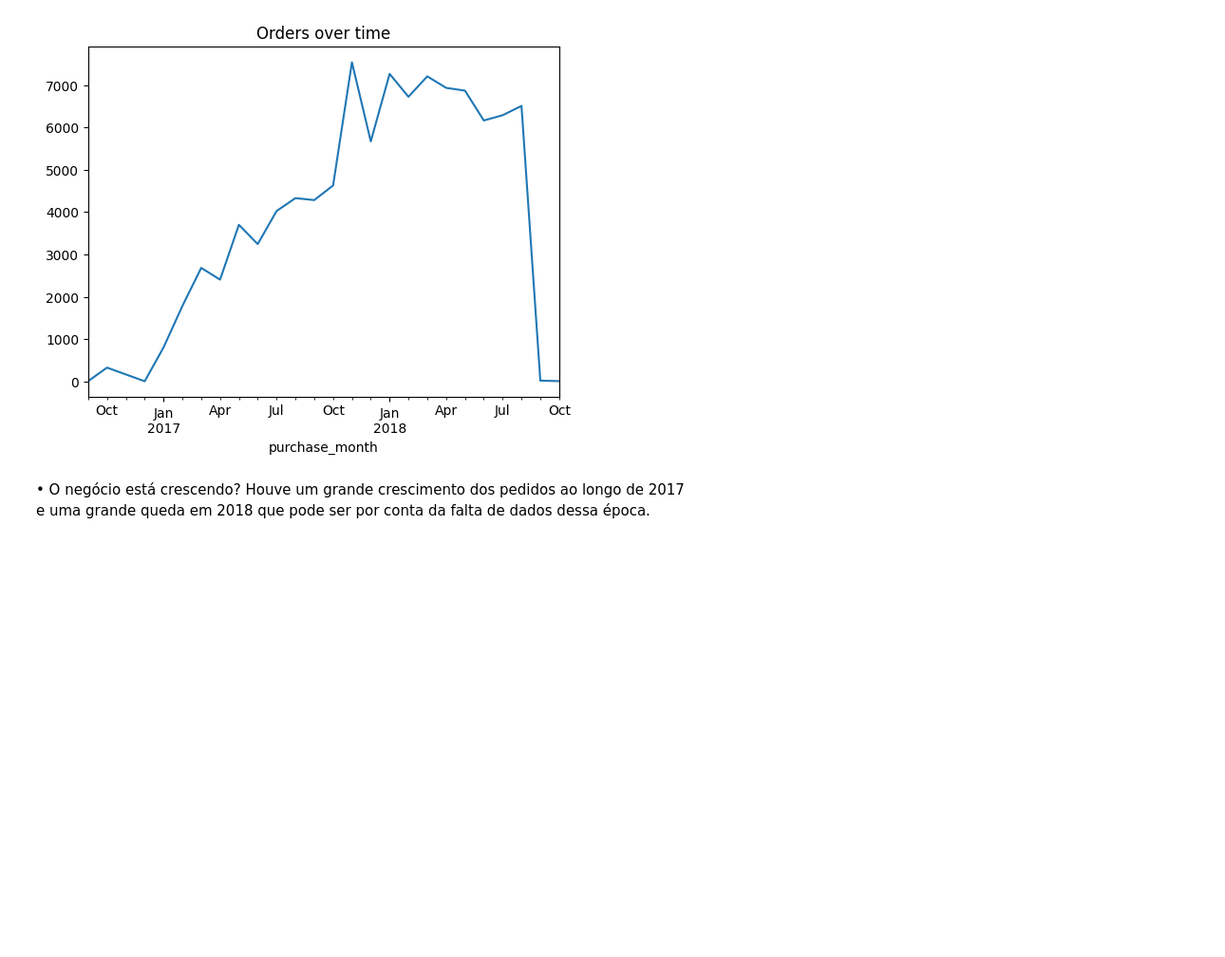
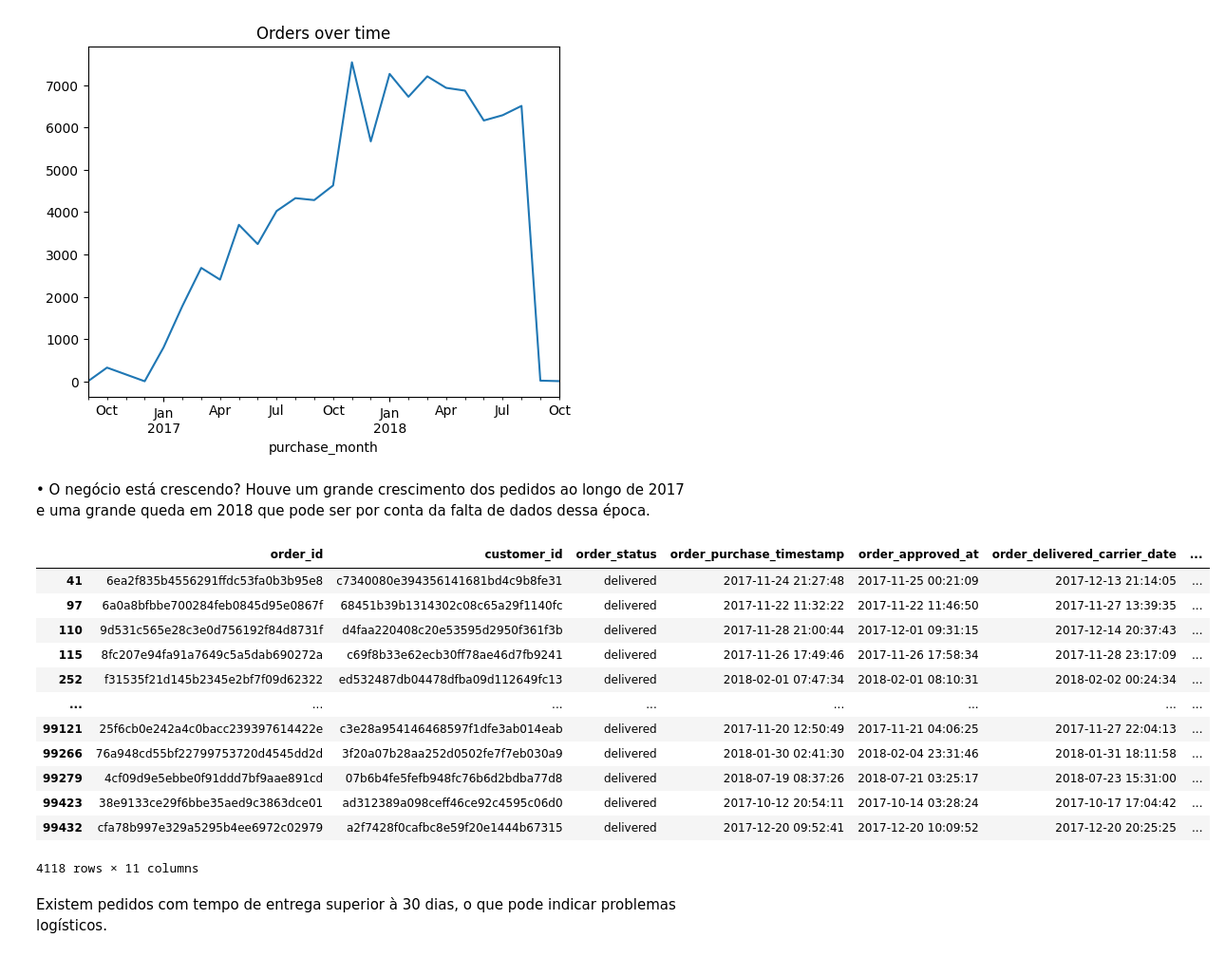
Before and after one commit to jean-meandonca/analise-ecommerce-olist, a Jupyter notebook: analise.ipynb, the cells around one changed output. Shown at 95% size. Drawn from its saved outputs; the diff is of its cells as text; code cells hidden in the pictures; blank space fills up the shorter version.

Commit message:
Analize delivery outliers above 30 days

```diff
--- a/analise.ipynb
+++ b/analise.ipynb
@@ -136,3 +136,21 @@ plt.show()
 # %% [markdown]
 • O negócio está crescendo?
 Houve um grande crescimento dos pedidos ao longo de 2017 e uma grande queda em 2018 que pode ser por conta da falta de dados dessa época.
+# %%
+orders[orders['delivery_time'] > 30]
+# %% [output]
+|  | order_id | customer_id | order_status | order_purchase_timestamp | order_approved_at | order_delivered_carrier_date | ... |
+| 41 | 6ea2f835b4556291ffdc53fa0b3b95e8 | c7340080e394356141681bd4c9b8fe31 | delivered | 2017-11-24 21:27:48 | 2017-11-25 00:21:09 | 2017-12-13 21:14:05 | ... |
+| 97 | 6a0a8bfbbe700284feb0845d95e0867f | 68451b39b1314302c08c65a29f1140fc | delivered | 2017-11-22 11:32:22 | 2017-11-22 11:46:50 | 2017-11-27 13:39:35 | ... |
+| 110 | 9d531c565e28c3e0d756192f84d8731f | d4faa220408c20e53595d2950f361f3b | delivered | 2017-11-28 21:00:44 | 2017-12-01 09:31:15 | 2017-12-14 20:37:43 | ... |
+| 115 | 8fc207e94fa91a7649c5a5dab690272a | c69f8b33e62ecb30ff78ae46d7fb9241 | delivered | 2017-11-26 17:49:46 | 2017-11-26 17:58:34 | 2017-11-28 23:17:09 | ... |
+| 252 | f31535f21d145b2345e2bf7f09d62322 | ed532487db04478dfba09d112649fc13 | delivered | 2018-02-01 07:47:34 | 2018-02-01 08:10:31 | 2018-02-02 00:24:34 | ... |
+| ... | ... | ... | ... | ... | ... | ... | ... |
+| 99121 | 25f6cb0e242a4c0bacc239397614422e | c3e28a954146468597f1dfe3ab014eab | delivered | 2017-11-20 12:50:49 | 2017-11-21 04:06:25 | 2017-11-27 22:04:13 | ... |
+| 99266 | 76a948cd55bf22799753720d4545dd2d | 3f20a07b28aa252d0502fe7f7eb030a9 | delivered | 2018-01-30 02:41:30 | 2018-02-04 23:31:46 | 2018-01-31 18:11:58 | ... |
+| 99279 | 4cf09d9e5ebbe0f91ddd7bf9aae891cd | 07b6b4fe5fefb948fc76b6d2bdba77d8 | delivered | 2018-07-19 08:37:26 | 2018-07-21 03:25:17 | 2018-07-23 15:31:00 | ... |
+| 99423 | 38e9133ce29f6bbe35aed9c3863dce01 | ad312389a098ceff46ce92c4595c06d0 | delivered | 2017-10-12 20:54:11 | 2017-10-14 03:28:24 | 2017-10-17 17:04:42 | ... |
+| 99432 | cfa78b997e329a5295b4ee6972c02979 | a2f7428f0cafbc8e59f20e1444b67315 | delivered | 2017-12-20 09:52:41 | 2017-12-20 10:09:52 | 2017-12-20 20:25:25 | ... |
+4118 rows × 11 columns
+# %% [markdown]
+Existem pedidos com tempo de entrega superior à 30 dias, o que pode indicar problemas logísticos.
```
